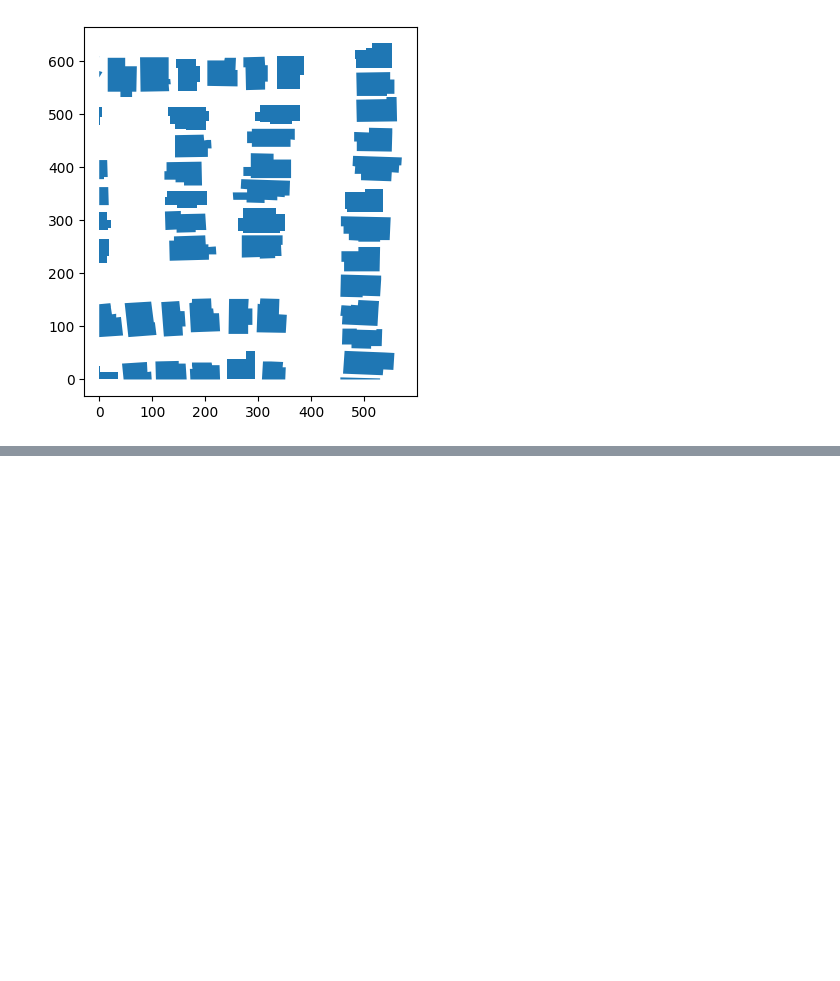
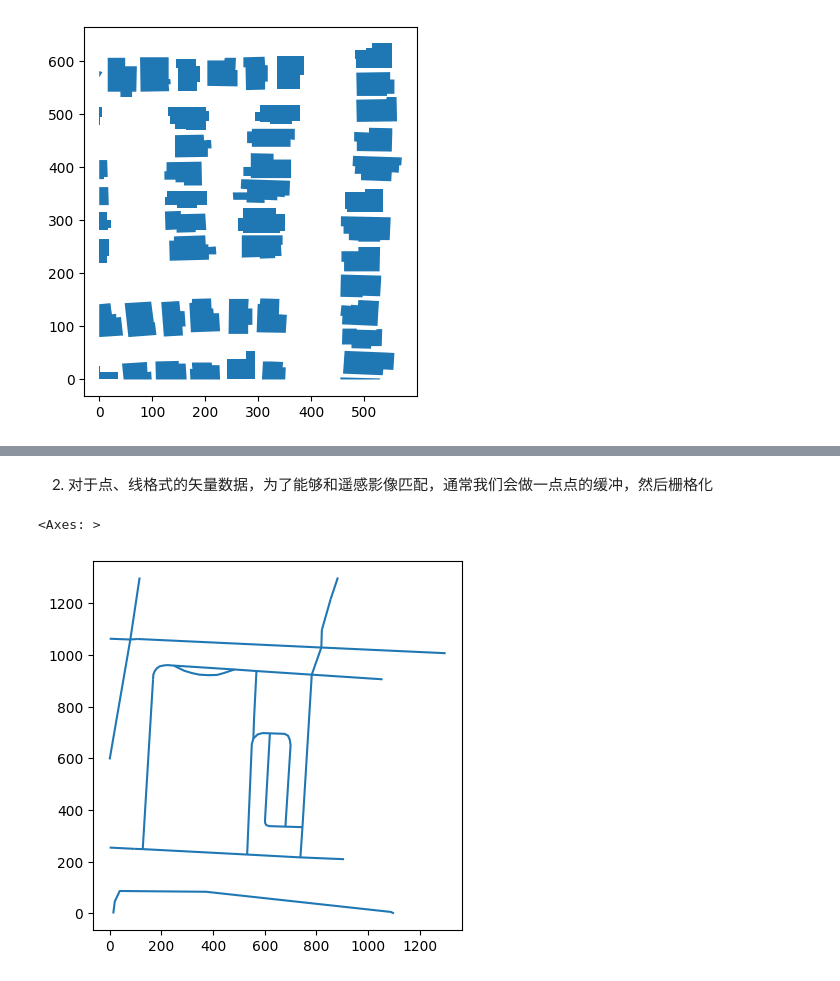
Before and after one commit to scially/raster-vision-tutorial, a Jupyter notebook: 3.vector data.ipynb, the cells around one changed output, grey strips where cells are left out. Drawn from its saved outputs; the diff is of its cells as text; code cells hidden in the pictures; blank space fills up the shorter version.

Commit message:
03.vector data

```diff
--- a/3.vector data.ipynb
+++ b/3.vector data.ipynb
@@ -112,0 +147,17 @@ df.plot()
+# %% [markdown]
+2. 对于点、线格式的矢量数据，为了能够和遥感影像匹配，通常我们会做一点点的缓冲，然后栅格化
+# %%
+from rastervision.core.data import GeoJSONVectorSource, RasterioCRSTransformer
+
+crs_transformer = RasterioCRSTransformer.from_uri(
+    "data/SN3_roads_train_AOI_4_Shanghai_PS-RGB_img999.tif",
+    map_crs= 'epsg:4326'
+)
+
+label_uri = "data/SN3_roads_train_AOI_4_Shanghai_geojson_roads_img999.geojson"
+vector_source = GeoJSONVectorSource(label_uri, crs_transformer)
+
+vector_source.get_dataframe().plot()
+# %% [output]
+<Axes: >
+[figure, added]
```
Also changed, not shown: parts of 12 cells of this notebook, 2 other files.
